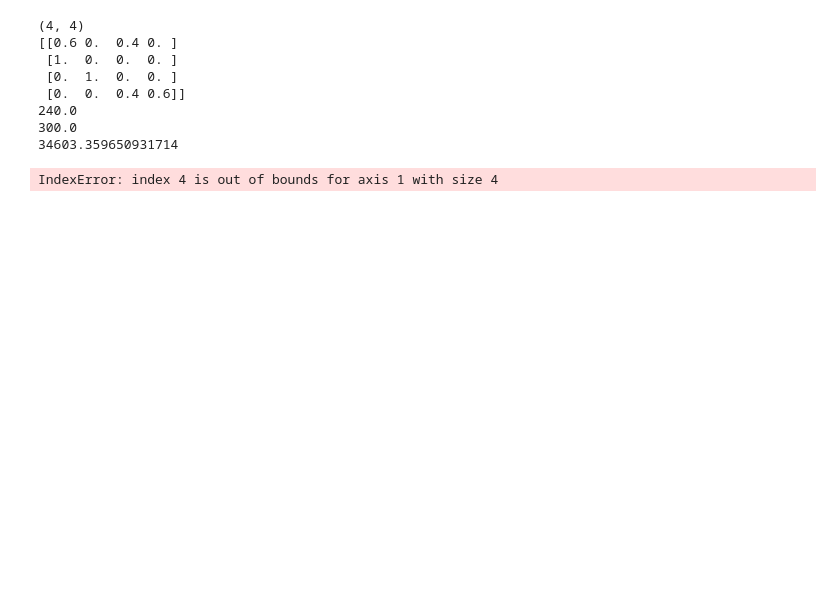
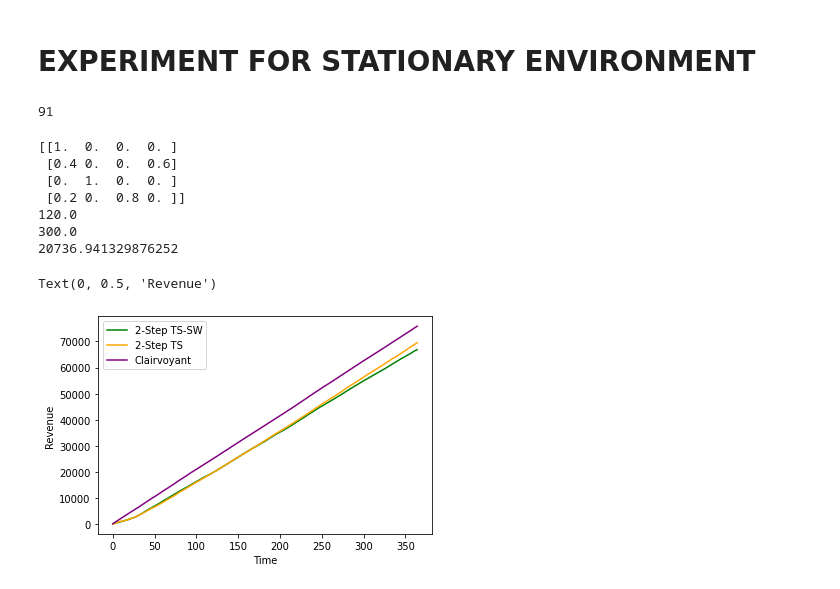
Before and after one commit to AliceCasali/Data_Intelligence_Application, a Jupyter notebook: comparison.ipynb, the cells around one changed output. Saved outputs shown, nothing was run; the diff lists cells and outputs as text; code cells hidden in the pictures; blank space fills up the shorter version.

Commit message:
New plot added

```diff
--- a/comparison.ipynb
+++ b/comparison.ipynb
@@ -28,13 +29,17 @@ frame_size = int(days / env.n_phases)
 shop_ts.set_price_learner_sw('TS', n_price_arms, frame_size=frame_size, days=days)
 shop_ts.set_assignment_learner_sw('TS', n_matching_arms, frame_size=frame_size, days=days)
+# %% [markdown]
+# EXPERIMENT FOR STATIONARY ENVIRONMENT
+# %%
+print(shop_ts.price_learner_sw.frame_size)
+# %% [output]
+91
 # %%
-###EXPERIMENT FOR STATIONARY ENVIRONMENT
 ##GET CLAIRVOYANT PRICE
 generated_promo_ratios = np.array([0.4, 0.25, 0.2, 0.15])
-max_ind_reward = max(env.prices1) + max(env.prices2)
+max_ind_reward = max(s_env.prices1) + max(s_env.prices2)
 
-
-
+shop_c.set_conv_rate(s_env.true_conv1,s_env.true_conv2)
 expected_rewards = np.zeros((5,5)) # price1*price2
 shop_c.set_expected_customers(np.array([25, 25, 25, 25]))
 customers_mean = np.array([25, 25, 25, 25])
@@ -46,8 +51,8 @@ cep = shop_c.get_promo_list(generated_promo_ratios)
 cmt, cpa, cer, ers  = shop_c.get_clairvoyant_prices_and_matching(cec, cep, 5, 5)
 cp1idx = price_arms[cpa][0]
 cp2idx = price_arms[cpa][1]
-cp1 = env.prices1[cp1idx]
-cp2 = env.prices2[cp2idx]
+cp1 = s_env.prices1[cp1idx]
+cp2 = s_env.prices2[cp2idx]
 
 cpf = shop_c.get_promo_fractions_from_tuples(cmt)
 
@@ -56,14 +61,13 @@ print(cp1)
 print(cp2)
 print(cer)
 # %% [output]
-(4, 4)
-[[0.6 0.  0.4 0. ]
- [1.  0.  0.  0. ]
+[[1.  0.  0.  0. ]
+ [0.4 0.  0.  0.6]
  [0.  1.  0.  0. ]
- [0.  0.  0.4 0.6]]
-240.0
+ [0.2 0.  0.8 0. ]]
+120.0
 300.0
-34603.359650931714
+20736.941329876252
 # %%
 days = 365
 
@@ -80,15 +84,16 @@ for day in range(days):
         shop_ts.set_expected_customers(customers_ie)
 
     else:
-        customers_em = (customers_em*(day-1) + env.customers) / day
+        customers_em = (customers_em*(day-1) + s_env.customers) / day
         shop_ts.set_expected_customers((customers_em + 0.99).astype(int))
+
     # select the price for 2 step learner with no sliding window
     chosen_price_tuple_idx_ts = shop_ts.price_learner.pull_arm()
 
     price1idx_ts = price_arms[chosen_price_tuple_idx_ts][0]
     price2idx_ts = price_arms[chosen_price_tuple_idx_ts][1]
-    price1_ts = env.prices1[price_arms[chosen_price_tuple_idx_ts][0]]
-    price2_ts = env.prices2[price_arms[chosen_price_tuple_idx_ts][1]]
+    price1_ts = s_env.prices1[price_arms[chosen_price_tuple_idx_ts][0]]
+    price2_ts = s_env.prices2[price_arms[chosen_price_tuple_idx_ts][1]]
 
     # perform matching and get promo fractions for 2 step learner with no sliding window
     expected_customers_ts = shop_ts.get_customer_list()
@@ -101,8 +106,8 @@ for day in range(days):
 
     price1idx_ts_sw = price_arms[price_arm_idx_ts_sw][0]
     price2idx_ts_sw = price_arms[price_arm_idx_ts_sw][1]
-    price1_ts_sw = env.prices1[price_arms[price_arm_idx_ts_sw][0]]
-    price2_ts_sw = env.prices2[price_arms[price_arm_idx_ts_sw][1]]
+    price1_ts_sw = s_env.prices1[price_arms[price_arm_idx_ts_sw][0]]
+    price2_ts_sw = s_env.prices2[price_arms[price_arm_idx_ts_sw][1]]
 
     expected_customers_ts_sw = shop_ts.get_customer_list()
     expected_promos_ts_sw = shop_ts.get_promo_list(generated_promo_ratios)
@@ -110,9 +115,9 @@ for day in range(days):
     promo_fractions_ts_sw = shop_ts.get_promo_fractions_from_tuples(matched_tuples_ts_sw)
 
     # simulate the day
-    env.generate_next_day_customers()
+    s_env.generate_next_day_customers()
 
-    enum_customers = list(enumerate(env.customers))
+    enum_customers = list(enumerate(s_env.customers))
     customers = np.concatenate([np.ones(c).astype(int)*p for p,c in enum_customers])
     np.random.shuffle(customers)
 
@@ -128,6 +133,7 @@ for day in range(days):
 
     for cust in customers:
         ts_ind_reward = 0
+        ts_sw_ind_reward = 0
 
 
         selected_promo_ts = np.random.choice([0, 1, 2, 3], 1, p=promo_fractions_ts[cust])
@@ -136,16 +142,16 @@ for day in range(days):
 
 
 
-        ts_buy1 = env.round1(cust, price1_ts)
+        ts_buy1 = s_env.round1(cust, price1_ts)
         ts_buy2 = 0
         if ts_buy1:
-            ts_buy2 = env.round2(cust, selected_promo_ts, price2_ts)
+            ts_buy2 = s_env.round2(cust, selected_promo_ts, price2_ts)
 
 
-        ts_sw_buy1 = env.round1(cust, price1_ts_sw, days)
+        ts_sw_buy1 = s_env.round1(cust, price1_ts_sw)
         ts_sw_buy2 = 0
         if ts_sw_buy1:
-            ts_sw_buy2 = env.round2(cust, selected_promo_ts_sw, price2_ts_sw, days)
+            ts_sw_buy2 = s_env.round2(cust, selected_promo_ts_sw, price2_ts_sw)
 
         ts_ind_reward = ts_buy1*price1_ts + ts_buy2*price2_ts*(1-shop_ts.discounts[selected_promo_ts])
         ts_sw_ind_reward = ts_sw_buy1*price1_ts_sw + ts_sw_buy2*price2_ts_sw*(1-shop_ts.discounts[selected_promo_ts_sw])
@@ -156,9 +162,7 @@ for day in range(days):
         # if c_buy1:
         #     c_buy2 = env.round2(cust, selected_promo_c, cp2)
 
-        ts_ind_reward = ts_buy1*price1_ts + ts_buy2*price2_ts*(1-shop_ts.discounts[selected_promo_ts])
-        ts_sw_ind_reward = ts_sw_buy1*price1_ts_sw+ ts_sw_buy2*price2_ts_sw*(1-shop_ts.discounts[selected_promo_ts_sw])
-        c_ind_reward = env.true_conv1[cust, cp1idx]*cp1 + env.true_conv1[cust, cp1idx]*env.true_conv2[selected_promo_c, cust, cp2idx]*cp2*(1-shop_ts.discounts[selected_promo_c])
+        c_ind_reward = s_env.true_conv1[cust, cp1idx]*cp1 + s_env.true_conv1[cust, cp1idx]*s_env.true_conv2[selected_promo_c, cust, cp2idx]*cp2*(1-shop_ts.discounts[selected_promo_c])
 
 
         norm_ts_ind_reward = ts_ind_reward / max_ind_reward
@@ -171,17 +175,30 @@ for day in range(days):
         matching_arm_index_ts = matching_arms.index((price1idx_ts, price2idx_ts, cust, selected_promo_ts))
         shop_ts.assignment_learner.update(matching_arm_index_ts, norm_ts_ind_reward)
 
-        shop_ts.price_learner_sw.update(price_arm_idx_ts_sw, norm_ts_sw_reward)
+        shop_ts.price_learner_sw.update(price_arm_idx_ts_sw, norm_ts_sw_reward,day)
         matching_arm_index_ts_sw = matching_arms.index((price1idx_ts_sw, price2idx_ts_sw ,cust,selected_promo_ts_sw))
+        shop_ts.assignment_learner_sw.update(matching_arm_index_ts_sw,norm_ts_sw_reward,day)
+
         # buradaki matching arm index sadece price ikilisini veriyor
 
-
         revenue_ts.append(ts_ind_reward)
-        revenue_ts.append(ts_sw_ind_reward)
+        revenue_ts_sw.append(ts_sw_ind_reward)
         revenue_c.append(c_ind_reward)
 
     ts_rewards_per_class_per_day.append(np.mean(revenue_ts))
-    ts_sw_rewards_per_class_per_day.append(np.mean(revenue_ts))
+    ts_sw_rewards_per_class_per_day.append(np.mean(revenue_ts_sw))
     c_rewards_per_class_per_day.append(np.mean(revenue_c))
-# %% [output]
-IndexError: index 4 is out of bounds for axis 1 with size 4
+# %%
+import matplotlib.pyplot as plt
+plt.plot(np.cumsum(ts_sw_rewards_per_class_per_day), color='green', label='2-Step TS-SW')
+plt.plot(np.cumsum(ts_rewards_per_class_per_day), color='orange', label='2-Step TS')
+plt.plot(np.cumsum(c_rewards_per_class_per_day), color='purple', label='Clairvoyant')
+#plt.plot(np.cumsum(ts_rewards_per_class_per_day), color='red', label='2-step TS')
+#plt.plot(np.cumsum(big_ts_rewards_per_class_per_day), color='blue', label='Big TS')
+
+plt.legend()
+plt.xlabel('Time')
+plt.ylabel('Revenue')
+# %% [output]
+Text(0, 0.5, 'Revenue')
+[figure, added]
```
Also changed, not shown: parts of 16 cells of this notebook.
